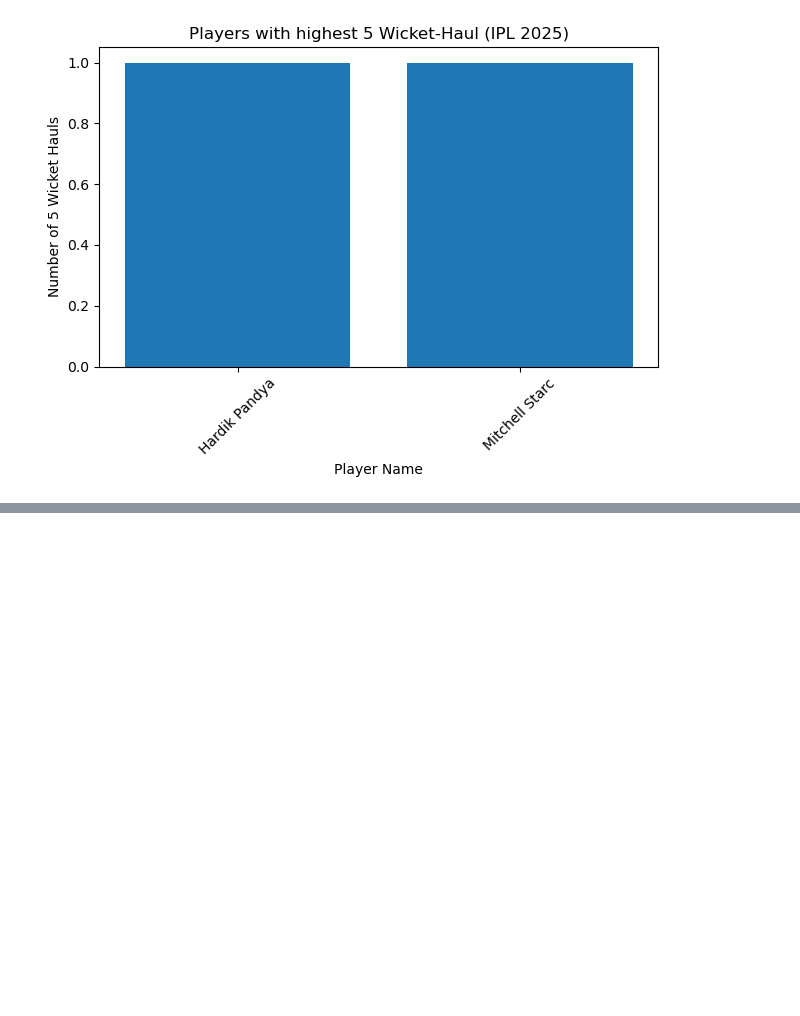
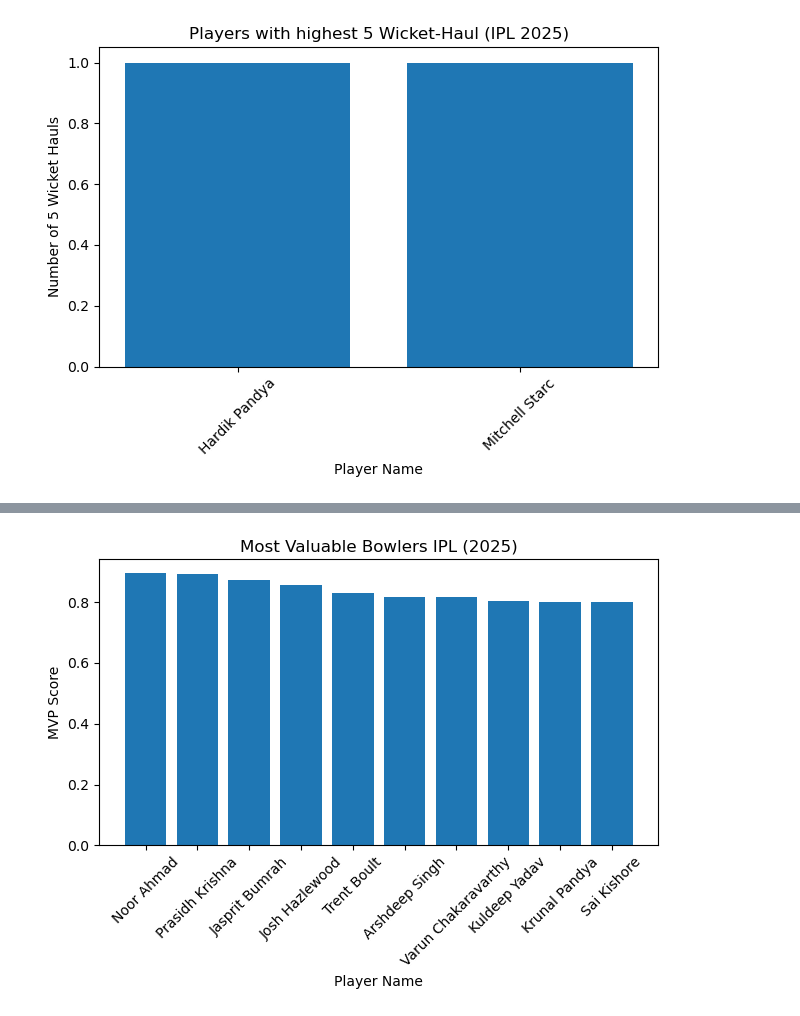
Before and after one commit to Subhu0110/IPL_Project, a Jupyter notebook: ProjectIPLBowling2025.ipynb, the cells around one changed output, grey strips where cells are left out. Saved outputs shown, nothing was run; the diff lists cells and outputs as text; code cells hidden in the pictures; blank space fills up the shorter version.

```diff
--- a/ProjectIPLBowling2025.ipynb
+++ b/ProjectIPLBowling2025.ipynb
@@ -337,0 +383,12 @@ plt.show()
+# %%
+df_bowlers=pd.read_csv('IPL2025Bowlers.csv')
+# %%
+df_bowlers['WKT_norm'] = (df_bowlers['WKT'] - df_bowlers['WKT'].min()) / (df_bowlers['WKT'].max() - df_bowlers['WKT'].min())
+df_bowlers['ECO_norm'] = (df_bowlers['ECO'].max() - df_bowlers['ECO']) / (df_bowlers['ECO'].max() - df_bowlers['ECO'].min())
+df_bowlers['AVG_norm'] = (df_bowlers['AVG'].max() - df_bowlers['AVG']) / (df_bowlers['AVG'].max() - df_bowlers['AVG'].min())
+df_bowlers['SR_norm']  = (df_bowlers['SR'].max() - df_bowlers['SR']) / (df_bowlers['SR'].max() - df_bowlers['SR'].min())
+# %%
+df_bowlers['SCORE']= df_bowlers['WKT_norm']*0.25+df_bowlers['ECO_norm']*0.25+df_bowlers['AVG_norm']*0.25+df_bowlers['SR_norm']*0.25
+df_bowlers.sort_values('SCORE',ascending=False,inplace=True)
+df_bowlers['rank']=range(1,len(df_bowlers)+1)
+df_bowlers.set_index('rank',inplace=True)
@@ -337,0 +410,12 @@ plt.show()
+# %%
+df_mvp=df_bowlers.head(10)
+plt.figure()
+plt.bar(df_mvp['Player Name'],df_mvp['SCORE'])
+plt.xlabel('Player Name')
+plt.ylabel('MVP Score')
+plt.xticks(rotation=45)
+plt.title('Most Valuable Bowlers IPL (2025)')
+plt.tight_layout()
+plt.show()
+# %% [output]
+[figure, added]
```
Also changed, not shown: parts of 10 cells of this notebook.
